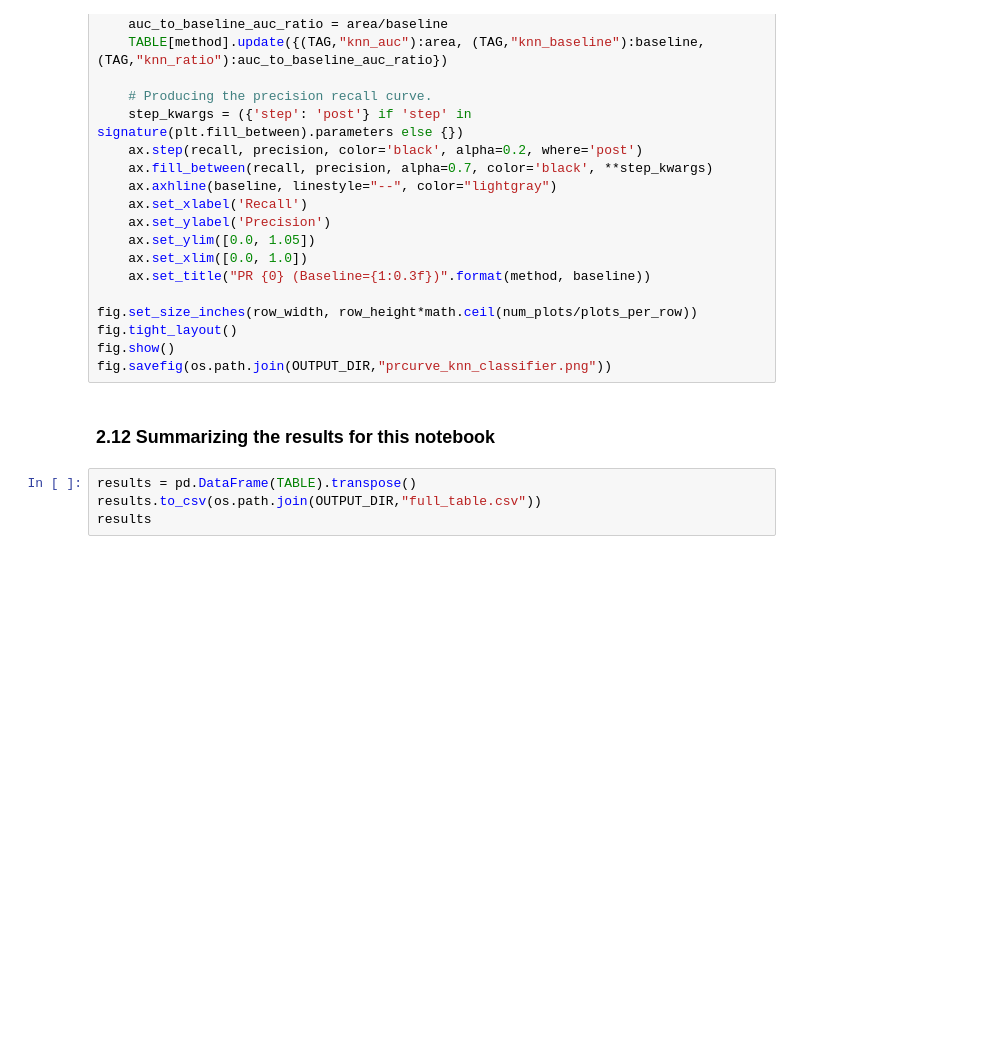
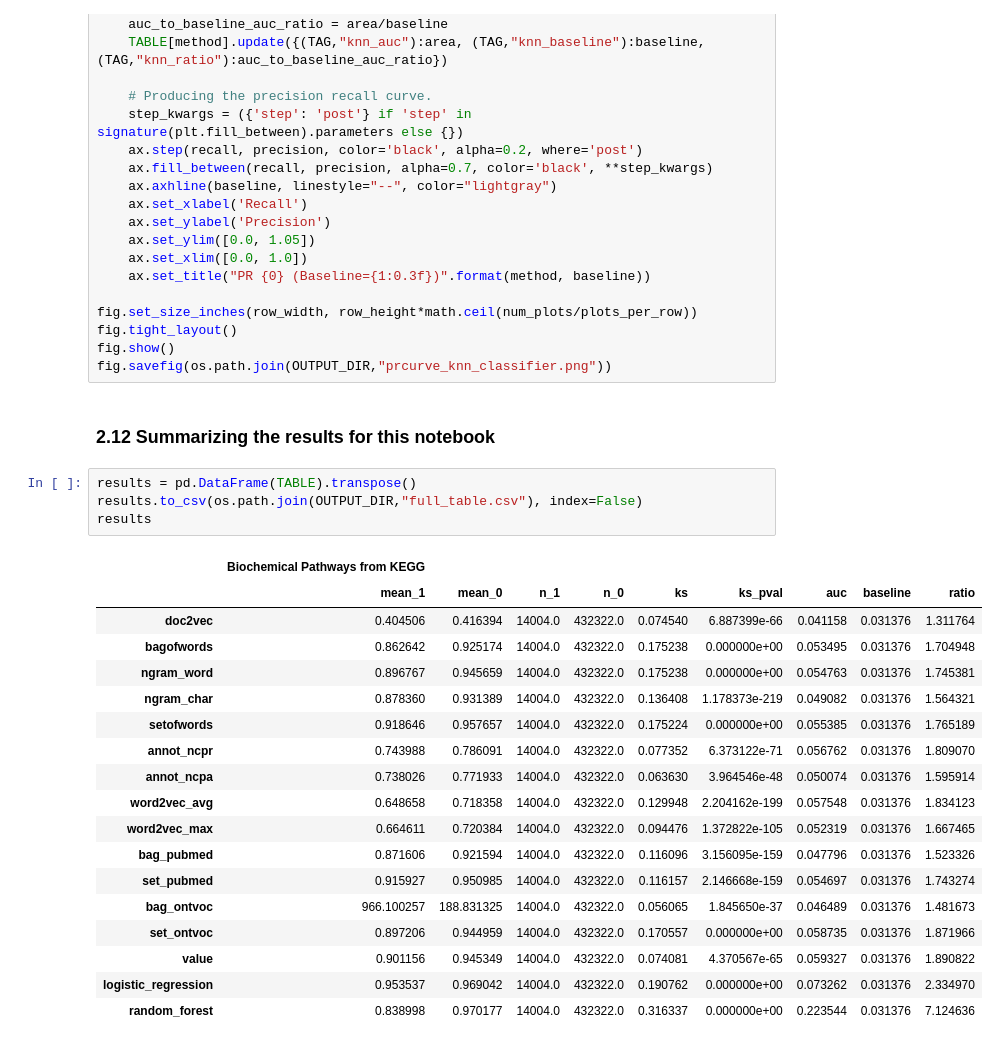
Before and after one commit to irbraun/plant-phenotypes-nlp, a Jupyter notebook: notebooks/analysis_part_3.ipynb, the cells around one changed output. Saved outputs shown, nothing was run; the diff lists cells and outputs as text; blank space fills up the shorter version.

```diff
--- a/notebooks/analysis_part_3.ipynb
+++ b/notebooks/analysis_part_3.ipynb
@@ -535,5 +589,24 @@ fig.savefig(os.path.join(OUTPUT_DIR,"prcurve_knn_classifier.png"))
 ### 2.12 Summarizing the results for this notebook
 # %%
 results = pd.DataFrame(TABLE).transpose()
-results.to_csv(os.path.join(OUTPUT_DIR,"full_table.csv"))
+results.to_csv(os.path.join(OUTPUT_DIR,"full_table.csv"), index=False)
 results
+# %% [output]
+|  | Biochemical Pathways from KEGG |  |  |  |  |  |  |  |  |
+|  | mean_1 | mean_0 | n_1 | n_0 | ks | ks_pval | auc | baseline | ratio |
+| doc2vec | 0.404506 | 0.416394 | 14004.0 | 432322.0 | 0.074540 | 6.887399e-66 | 0.041158 | 0.031376 | 1.311764 |
+| bagofwords | 0.862642 | 0.925174 | 14004.0 | 432322.0 | 0.175238 | 0.000000e+00 | 0.053495 | 0.031376 | 1.704948 |
+| ngram_word | 0.896767 | 0.945659 | 14004.0 | 432322.0 | 0.175238 | 0.000000e+00 | 0.054763 | 0.031376 | 1.745381 |
+| ngram_char | 0.878360 | 0.931389 | 14004.0 | 432322.0 | 0.136408 | 1.178373e-219 | 0.049082 | 0.031376 | 1.564321 |
+| setofwords | 0.918646 | 0.957657 | 14004.0 | 432322.0 | 0.175224 | 0.000000e+00 | 0.055385 | 0.031376 | 1.765189 |
+| annot_ncpr | 0.743988 | 0.786091 | 14004.0 | 432322.0 | 0.077352 | 6.373122e-71 | 0.056762 | 0.031376 | 1.809070 |
+| annot_ncpa | 0.738026 | 0.771933 | 14004.0 | 432322.0 | 0.063630 | 3.964546e-48 | 0.050074 | 0.031376 | 1.595914 |
+| word2vec_avg | 0.648658 | 0.718358 | 14004.0 | 432322.0 | 0.129948 | 2.204162e-199 | 0.057548 | 0.031376 | 1.834123 |
+| word2vec_max | 0.664611 | 0.720384 | 14004.0 | 432322.0 | 0.094476 | 1.372822e-105 | 0.052319 | 0.031376 | 1.667465 |
+| bag_pubmed | 0.871606 | 0.921594 | 14004.0 | 432322.0 | 0.116096 | 3.156095e-159 | 0.047796 | 0.031376 | 1.523326 |
+| set_pubmed | 0.915927 | 0.950985 | 14004.0 | 432322.0 | 0.116157 | 2.146668e-159 | 0.054697 | 0.031376 | 1.743274 |
+| bag_ontvoc | 966.100257 | 188.831325 | 14004.0 | 432322.0 | 0.056065 | 1.845650e-37 | 0.046489 | 0.031376 | 1.481673 |
+| set_ontvoc | 0.897206 | 0.944959 | 14004.0 | 432322.0 | 0.170557 | 0.000000e+00 | 0.058735 | 0.031376 | 1.871966 |
+| value | 0.901156 | 0.945349 | 14004.0 | 432322.0 | 0.074081 | 4.370567e-65 | 0.059327 | 0.031376 | 1.890822 |
+| logistic_regression | 0.953537 | 0.969042 | 14004.0 | 432322.0 | 0.190762 | 0.000000e+00 | 0.073262 | 0.031376 | 2.334970 |
+| random_forest | 0.838998 | 0.970177 | 14004.0 | 432322.0 | 0.316337 | 0.000000e+00 | 0.223544 | 0.031376 | 7.124636 |
```
Also changed, not shown: parts of 12 cells of this notebook, 2 other files.
